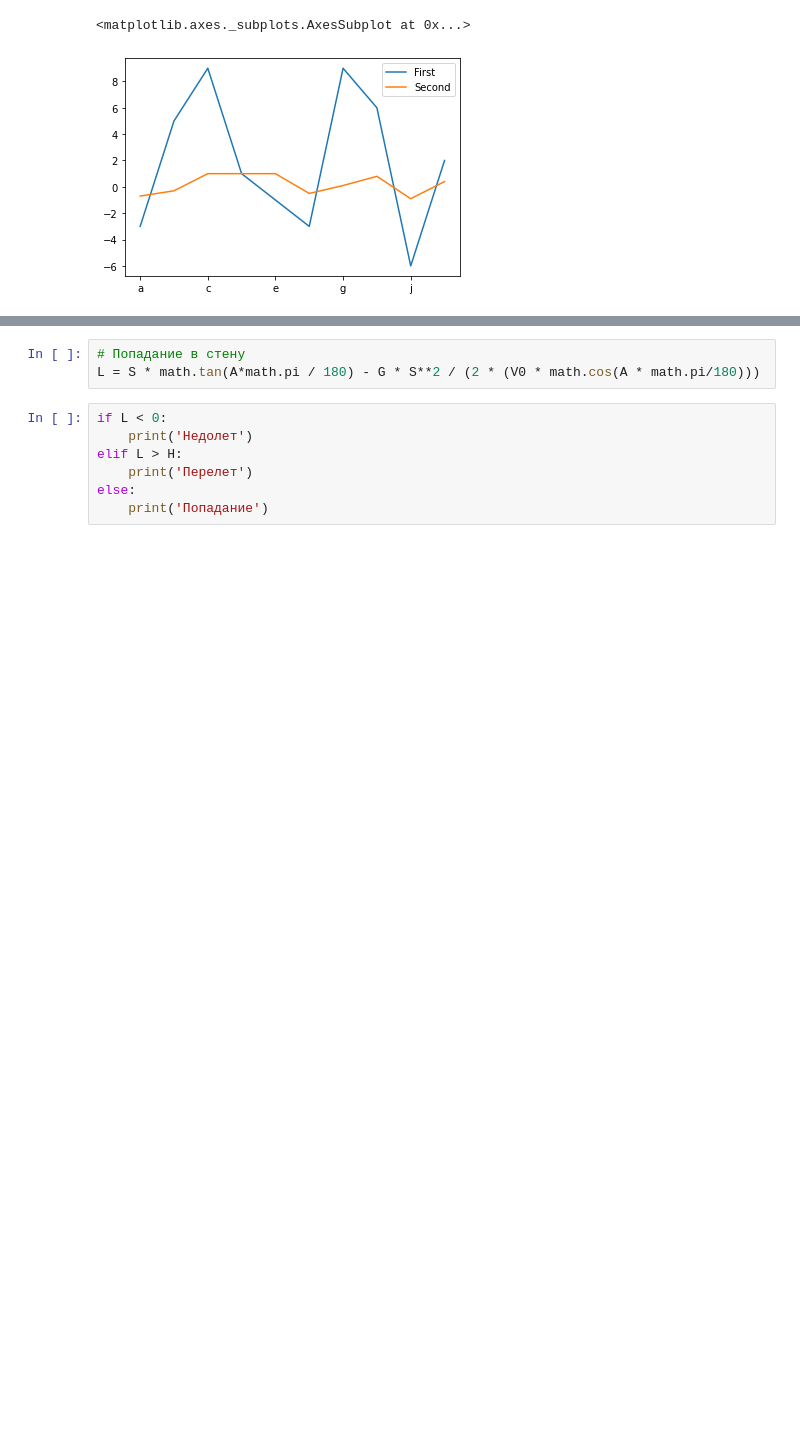
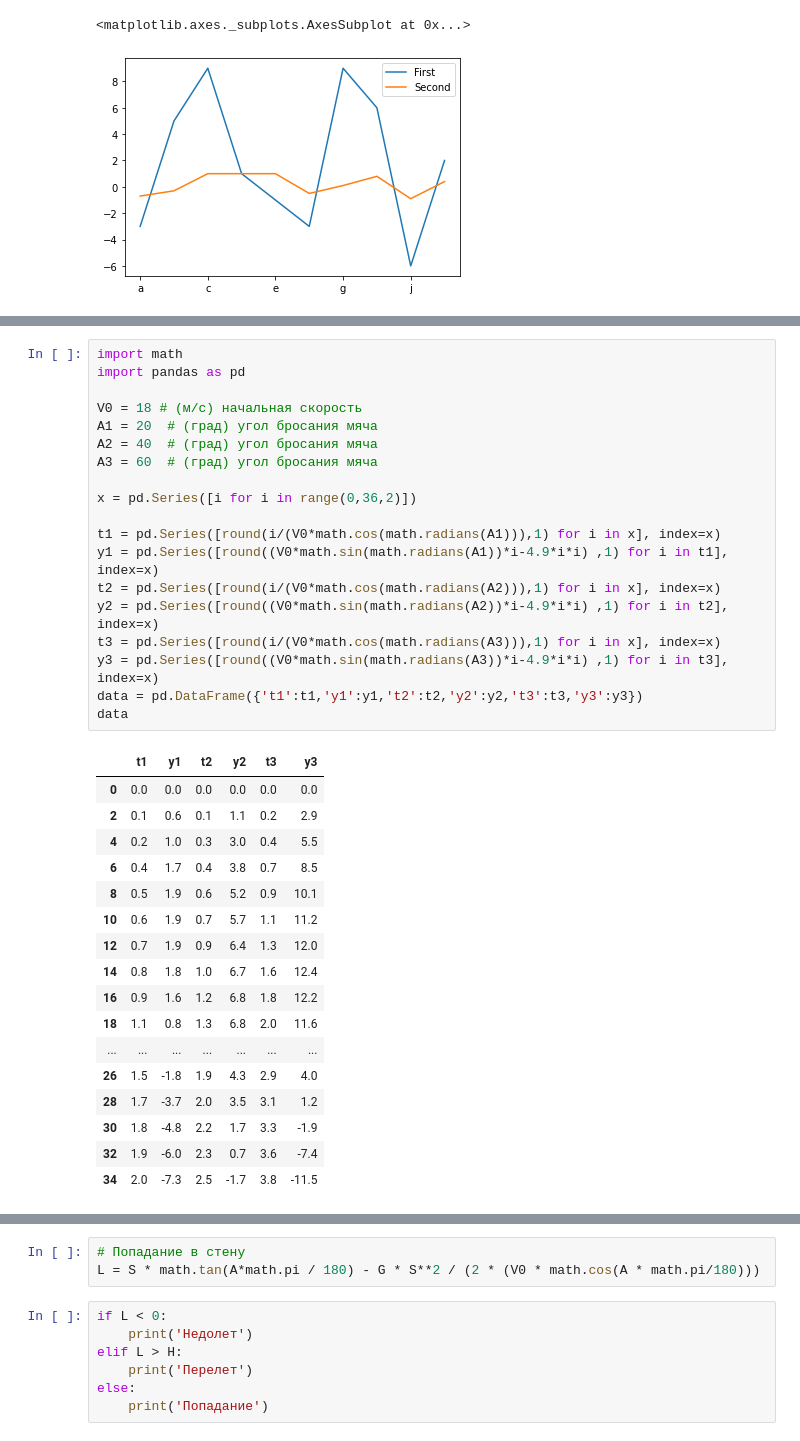
Before and after one commit to alex3287/conference, a Jupyter notebook: 2021_Kemerovo/Test_lesson.ipynb, the cells around one changed output, grey strips where cells are left out. Drawn from its saved outputs; the diff is of its cells as text; blank space fills up the shorter version.

```diff
--- a/2021_Kemerovo/Test_lesson.ipynb
+++ b/2021_Kemerovo/Test_lesson.ipynb
@@ -71,0 +73,37 @@ import math
+# %%
+import math
+import pandas as pd
+
+V0 = 18 # (м/с) начальная скорость
+A1 = 20  # (град) угол бросания мяча
+A2 = 40  # (град) угол бросания мяча
+A3 = 60  # (град) угол бросания мяча
+
+x = pd.Series([i for i in range(0,36,2)])
+
+t1 = pd.Series([round(i/(V0*math.cos(math.radians(A1))),1) for i in x], index=x)
+y1 = pd.Series([round((V0*math.sin(math.radians(A1))*i-4.9*i*i) ,1) for i in t1], index=x)
+t2 = pd.Series([round(i/(V0*math.cos(math.radians(A2))),1) for i in x], index=x)
+y2 = pd.Series([round((V0*math.sin(math.radians(A2))*i-4.9*i*i) ,1) for i in t2], index=x)
+t3 = pd.Series([round(i/(V0*math.cos(math.radians(A3))),1) for i in x], index=x)
+y3 = pd.Series([round((V0*math.sin(math.radians(A3))*i-4.9*i*i) ,1) for i in t3], index=x)
+data = pd.DataFrame({'t1':t1,'y1':y1,'t2':t2,'y2':y2,'t3':t3,'y3':y3})
+data
+# %% [output]
+|  | t1 | y1 | t2 | y2 | t3 | y3 |
+| 0 | 0.0 | 0.0 | 0.0 | 0.0 | 0.0 | 0.0 |
+| 2 | 0.1 | 0.6 | 0.1 | 1.1 | 0.2 | 2.9 |
+| 4 | 0.2 | 1.0 | 0.3 | 3.0 | 0.4 | 5.5 |
+| 6 | 0.4 | 1.7 | 0.4 | 3.8 | 0.7 | 8.5 |
+| 8 | 0.5 | 1.9 | 0.6 | 5.2 | 0.9 | 10.1 |
+| 10 | 0.6 | 1.9 | 0.7 | 5.7 | 1.1 | 11.2 |
+| 12 | 0.7 | 1.9 | 0.9 | 6.4 | 1.3 | 12.0 |
+| 14 | 0.8 | 1.8 | 1.0 | 6.7 | 1.6 | 12.4 |
+| 16 | 0.9 | 1.6 | 1.2 | 6.8 | 1.8 | 12.2 |
+| 18 | 1.1 | 0.8 | 1.3 | 6.8 | 2.0 | 11.6 |
+| ... | ... | ... | ... | ... | ... | ... |
+| 26 | 1.5 | -1.8 | 1.9 | 4.3 | 2.9 | 4.0 |
+| 28 | 1.7 | -3.7 | 2.0 | 3.5 | 3.1 | 1.2 |
+| 30 | 1.8 | -4.8 | 2.2 | 1.7 | 3.3 | -1.9 |
+| 32 | 1.9 | -6.0 | 2.3 | 0.7 | 3.6 | -7.4 |
+| 34 | 2.0 | -7.3 | 2.5 | -1.7 | 3.8 | -11.5 |
```
Also changed, not shown: parts of 17 cells of this notebook.
